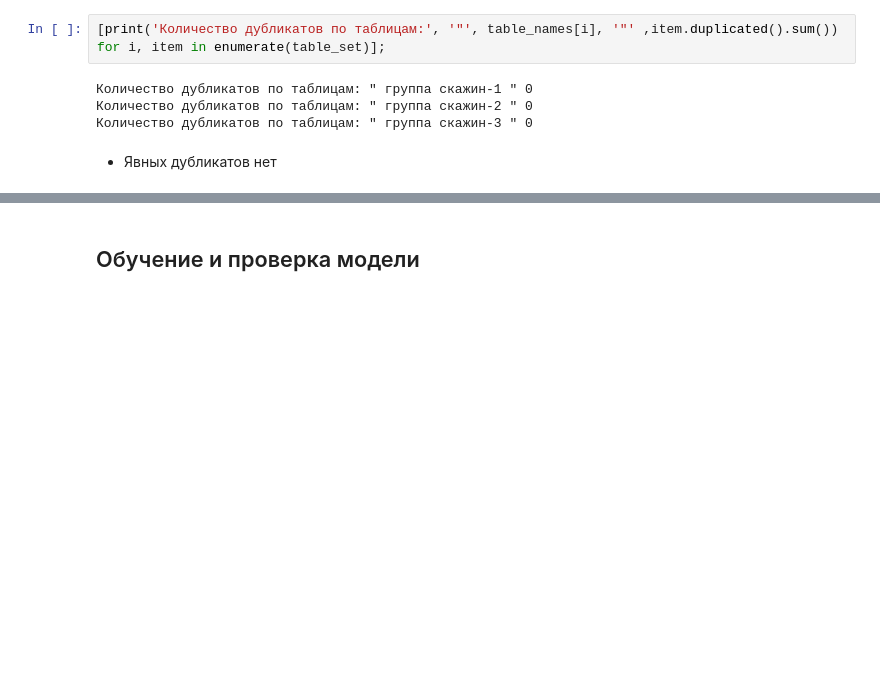
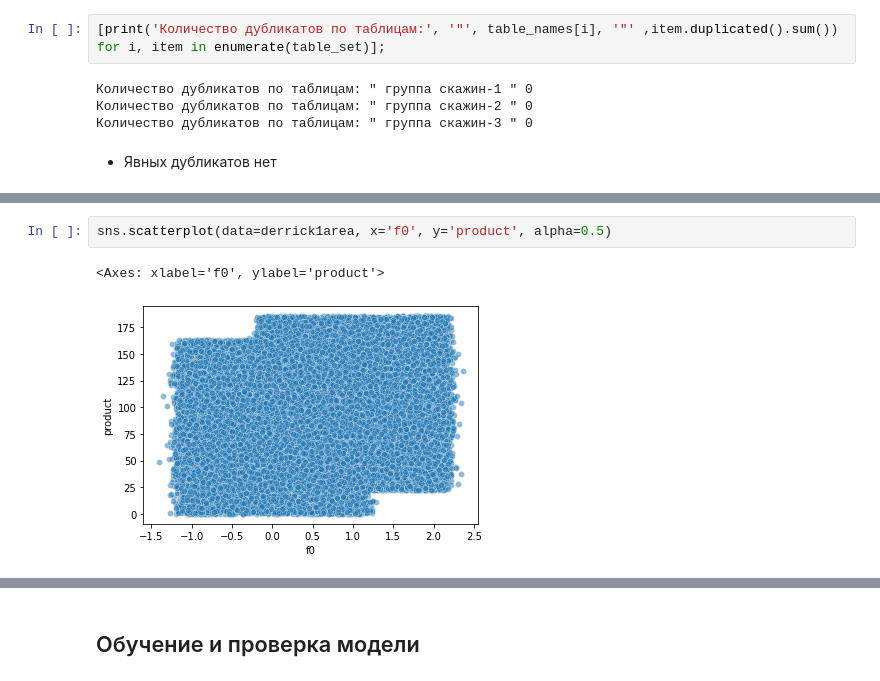
Before and after one commit to MalastowskiNS/-YanXPraKPjcts, a Jupyter notebook: M03P01-OilDerricksLocation/start.ipynb, the cells around one changed output, grey strips where cells are left out. Saved outputs shown, nothing was run; the diff lists cells and outputs as text; blank space fills up the shorter version.

```diff
--- a/M03P01-OilDerricksLocation/start.ipynb
+++ b/M03P01-OilDerricksLocation/start.ipynb
@@ -122,0 +258,5 @@ memory usage: 3.8+ MB
+# %%
+sns.scatterplot(data=derrick1area, x='f0', y='product', alpha=0.5)
+# %% [output]
+<Axes: xlabel='f0', ylabel='product'>
+[figure, added]
```
Also changed, not shown: parts of 47 cells of this notebook.
